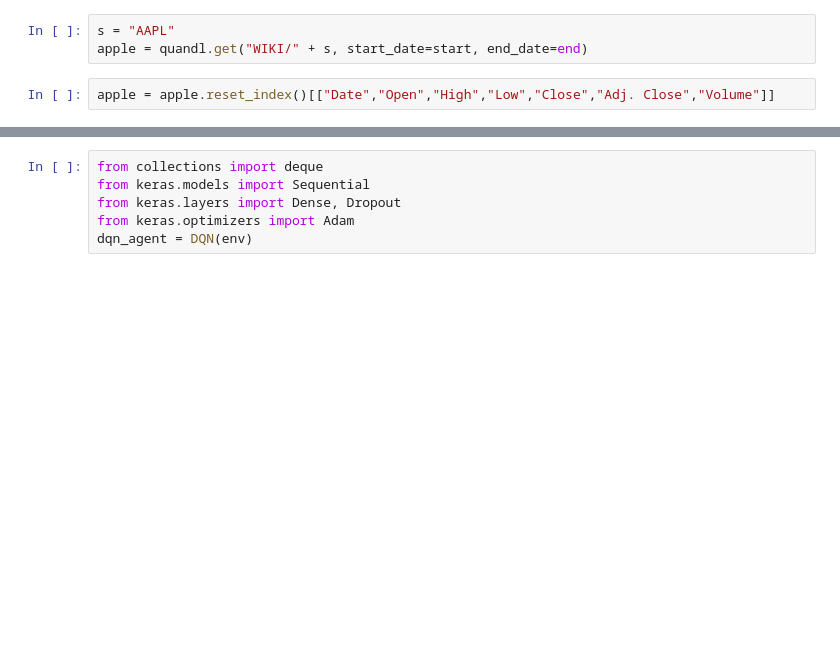
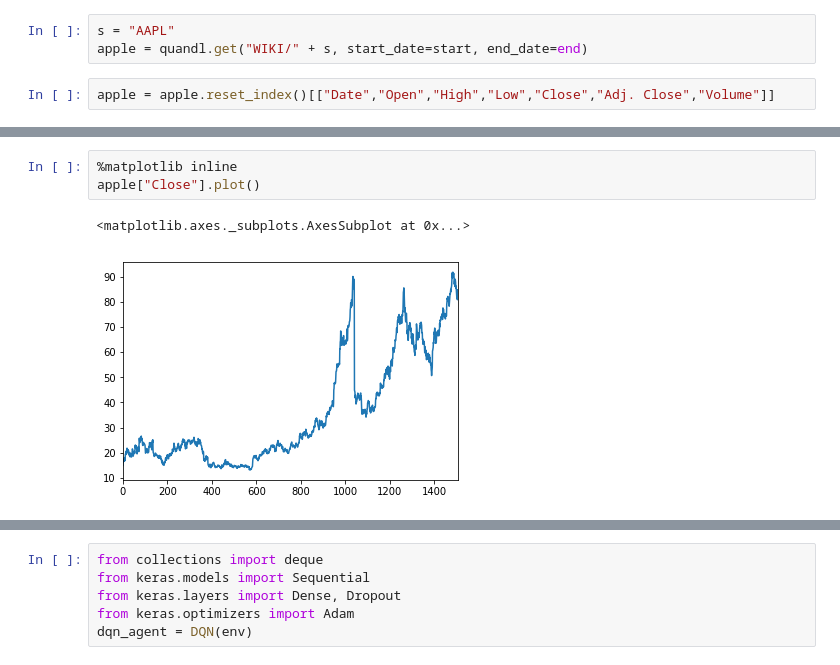
Before and after one commit to cformosa/Reinforcement_Learning, a Jupyter notebook: RL_Stocks.ipynb, the cells around one changed output, grey strips where cells are left out. Cells and saved outputs as stored; diff of their text form; blank space fills up the shorter version.

```diff
--- a/RL_Stocks.ipynb
+++ b/RL_Stocks.ipynb
@@ -14,3 +39,9 @@ apple = apple.reset_index()[["Date","Open","High","Low","Close","Adj. Close","Vo
+# %%
+%matplotlib inline
+apple["Close"].plot()
+# %% [output]
+<matplotlib.axes._subplots.AxesSubplot at 0x...>
+[figure, added]
 # %%
 apple.to_csv("stock_data.csv", index = False)
 apple.head()
```
Also changed, not shown: parts of 14 cells of this notebook.
